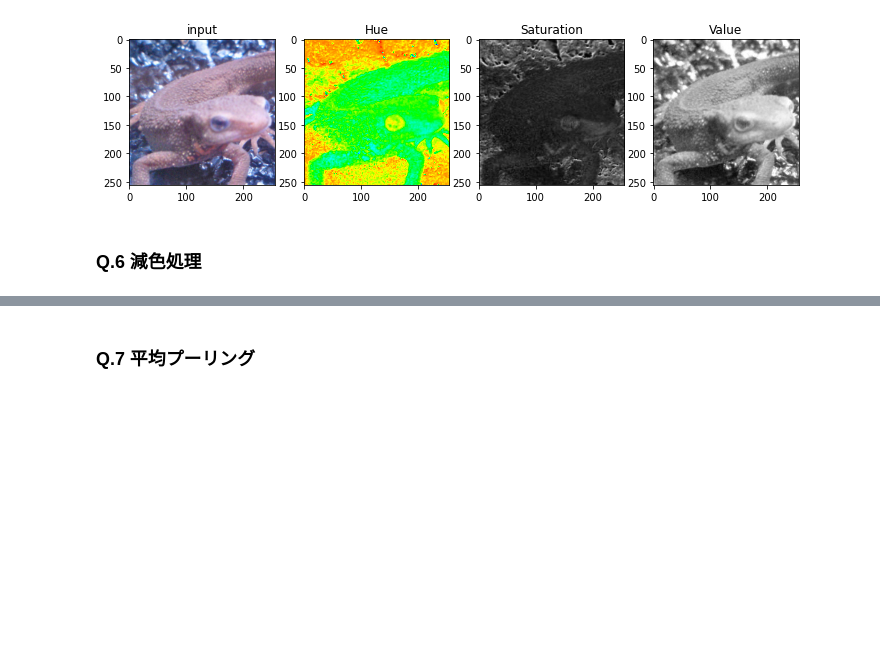
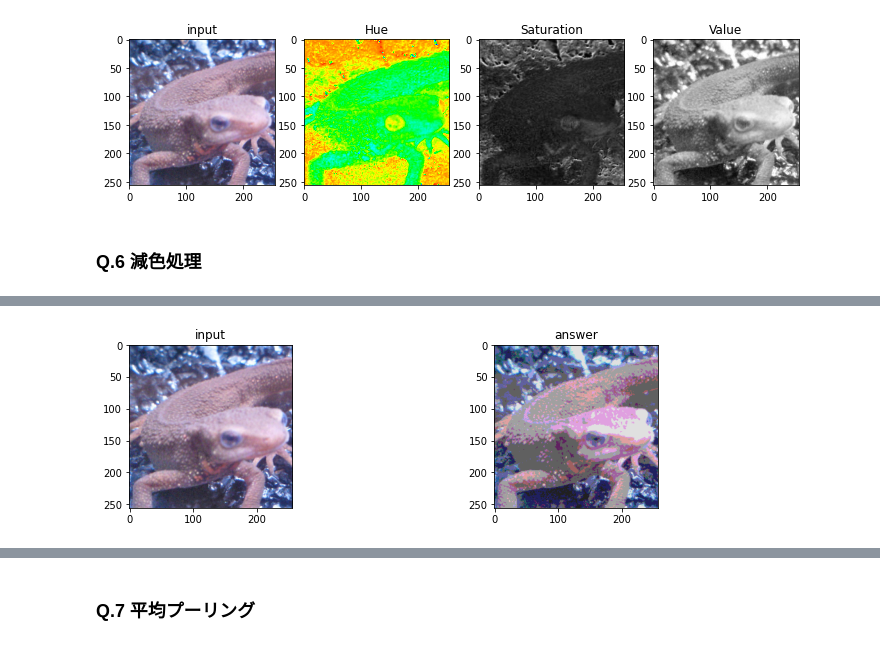
Before and after one commit to TakuroTerui/Gasyori100knock, a Jupyter notebook: work/Gasyori100knock_Q1_10.ipynb, the cells around one changed output, grey strips where cells are left out. Cells and saved outputs as stored; diff of their text form; code cells hidden in the pictures; blank space fills up the shorter version.

```diff
--- a/work/Gasyori100knock_Q1_10.ipynb
+++ b/work/Gasyori100knock_Q1_10.ipynb
@@ -268,0 +275,17 @@ plt.show()
+# %%
+def color_subtraction(img, div=4):
+    th = 256 // div
+    return np.clip(img // th * th + th // 2, 0, 255)
+
+img_sub = color_subtraction(img_orig) # color subtract
+
+plt.figure(figsize=(12, 3))
+plt.subplot(1, 2, 1)
+plt.title('input')
+plt.imshow(img_orig)
+plt.subplot(1, 2, 2)
+plt.title('answer')
+plt.imshow(img_sub)
+plt.show()
+# %% [output]
+[figure, added]
```
Also changed, not shown: parts of 20 cells of this notebook.
